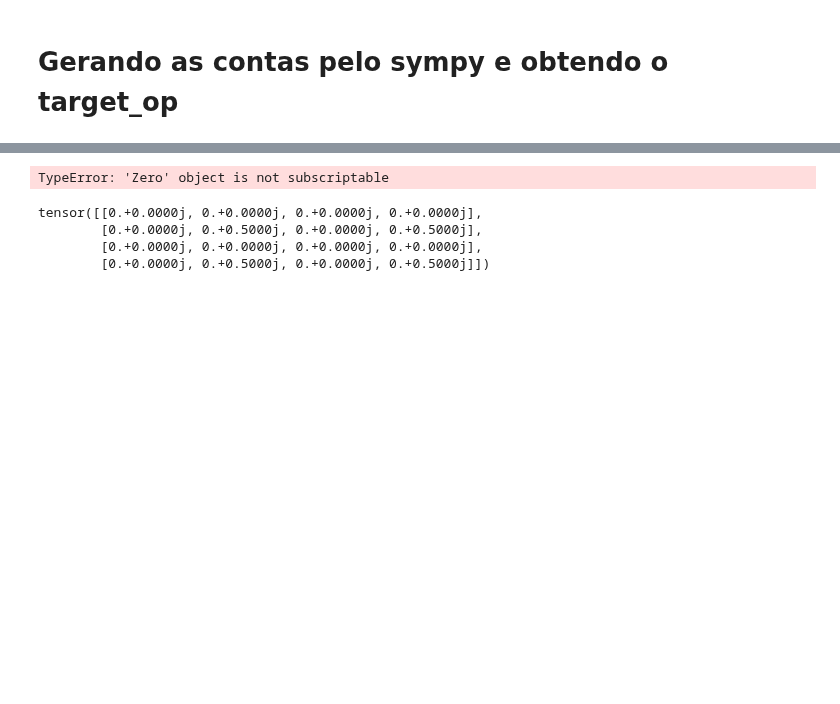
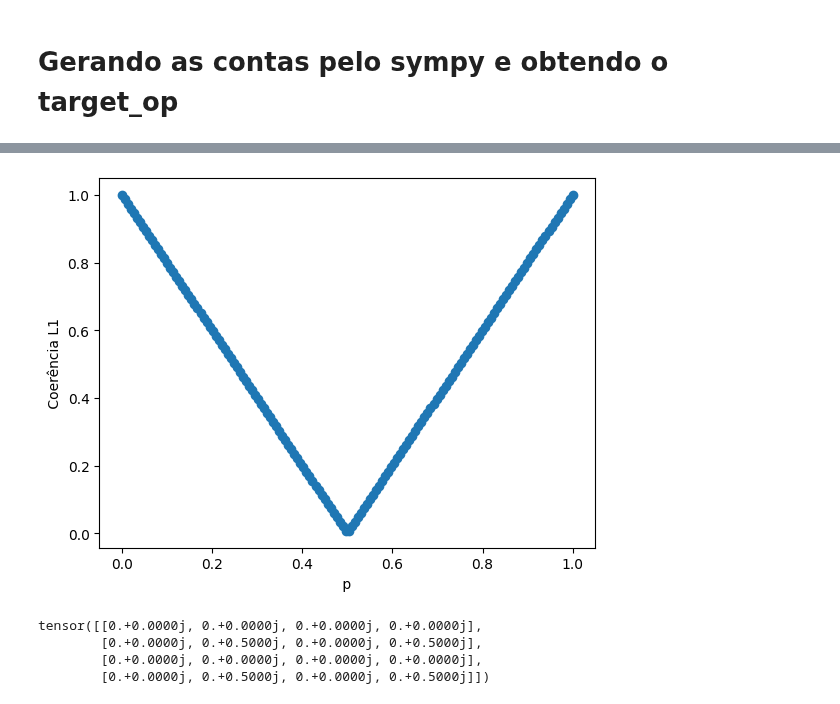
Before and after one commit to SchultzVV/Runtime-qiskit, a Jupyter notebook: theoric/bpf.ipynb, the cells around one changed output, grey strips where cells are left out. Saved outputs shown, nothing was run; the diff lists cells and outputs as text; code cells hidden in the pictures; blank space fills up the shorter version.

```diff
--- a/theoric/bpf.ipynb
+++ b/theoric/bpf.ipynb
@@ -54,4 +69,0 @@ def pTraceR_num(dl, dr, rhoLR):
-# %%
-rho = calculated_rho_A(theta, phi, p)
-rhoa = Dagger(rho)*rho
-rhoa
@@ -64,28 +75,28 @@ Matrix([
 # %%
+list_p = np.linspace(0,1,150)
+list_theta = np.linspace(0,2*np.pi,10)
+list_phi = np.linspace(0,2*np.pi,10)
+cohs = []
+#cohs2 = []
+#for i in range(0,len(list_phi)):
+for pp in list_p:
+    #print(list_theta[i])
+    rho = calculated_rho_A(pi/2, 0,pp)
+    rho_numpy = np.array(rho.tolist(), dtype=np.complex64)
+    #print(rho_numpy)
 
-#print(calculated_rho_A(theta, phi, p))
-##list_gamma = linspace(0,1,10)
-list_p = linspace(0,1,10)
-coerencias_R = []
-coerencias_L = []
-#
-for z in list_p:
-    #rho = rhoAB_bpf_sympy(theta, 0, p)
-    rho = calculated_rho_A(pi/2, 0, z)
-    rhoa = Dagger(rho)*rho
-#    #rho_list.append(rho)
-    #rhoA_R = pTraceR_num(2,2,rho)
-    #rhoA_L = pTraceL_num(2,2,rho)
-    coh = coh_l1(rhoa)
-    coerencias_R.append(coh)
-plt.plot(list_p,coerencias_R,label=f'theta inicial = {theta}')
-#plt.plot(list_p,coerencias_L,label='Rho_L')
+    coh = coh_l1(rho_numpy)
+    coh2 = l1_coherence(rho_numpy)
+    cohs.append(coh)
+    #cohs2.append(coh2)
+plt.scatter(list_p,cohs,label=f'theta = {theta}')
+#plt.scatter(list_p,cohs2,label=f'theta = {theta}')
 plt.xlabel(' p ')
 plt.ylabel(' Coerência L1 ')
-plt.legend(loc=4)
+#plt.legend(loc=4)
 plt.show()
 # %% [output]
-TypeError: 'Zero' object is not subscriptable
+[figure, added]
 # %%
 from sympy import cos, sin, sqrt, pi, Matrix, Symbol, exp, print_latex, simplify
 from sympy.physics.quantum import TensorProduct, Dagger
```
Also changed, not shown: parts of 3 cells of this notebook, 4 other files.
